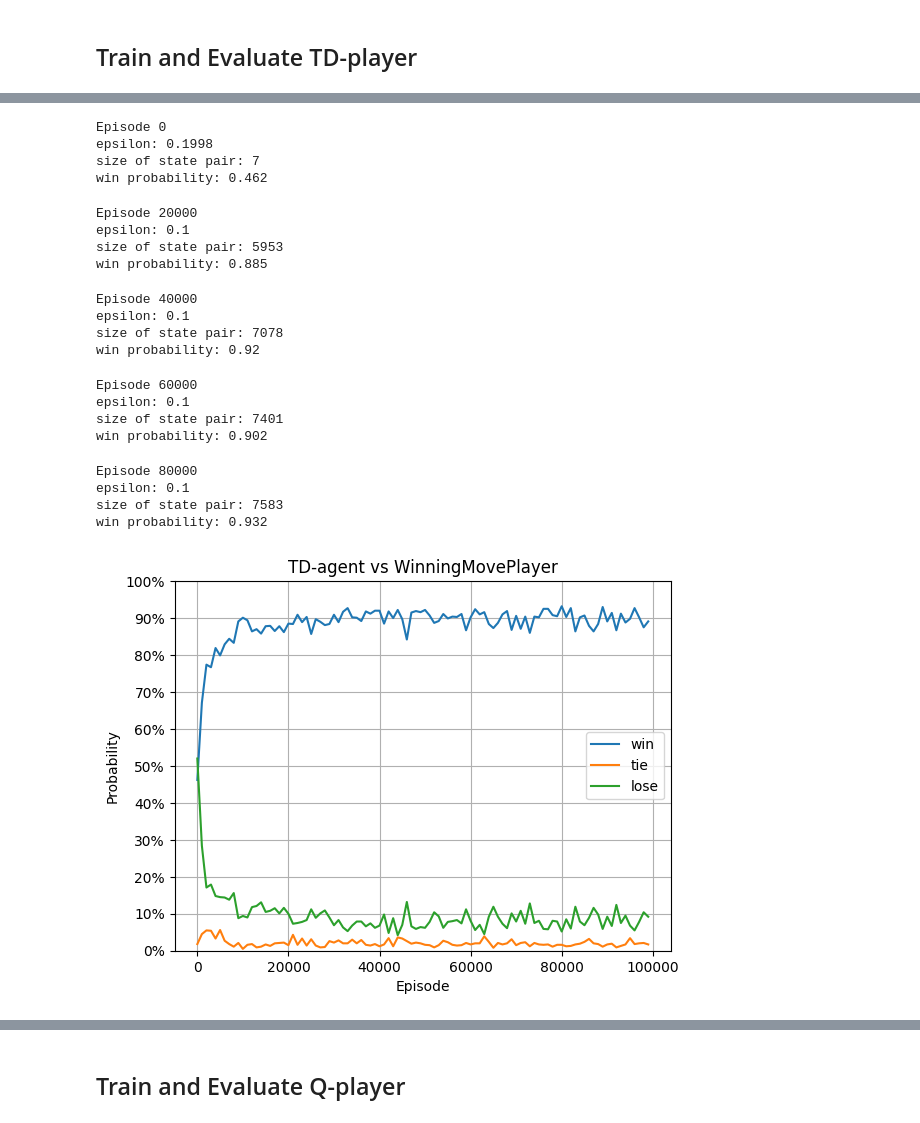
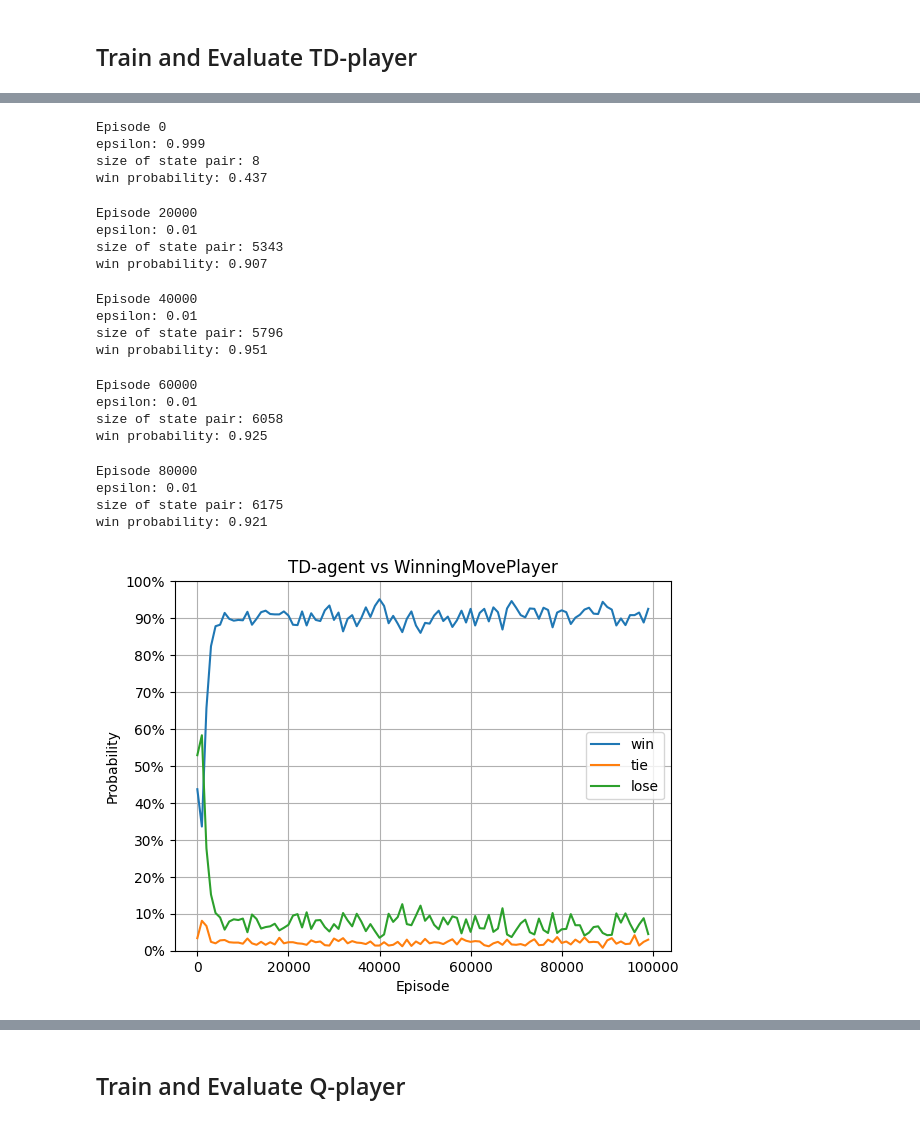
Before and after one commit to QizheCui/CW1_RL, a Jupyter notebook: tic-tac-toe.ipynb, the cells around one changed output, grey strips where cells are left out. Saved outputs shown, nothing was run; the diff lists cells and outputs as text; code cells hidden in the pictures.

```diff
--- a/tic-tac-toe.ipynb
+++ b/tic-tac-toe.ipynb
@@ -221,16 +222,16 @@ class HumanPlayer(Player):
 ## Build a Q-learning Agent
 # %%
 class RLAgent:
-    def __init__(self, letter, alpha=0.2, gamma=0.9):
+    def __init__(self, letter, alpha=0.3, gamma=0.9):
         self.alpha = alpha
         self.gamma = gamma
         self.Q = {}  # state-action pair to value
-        self.epsilon = 0.8  # exploration rate/ epsilon
+        self.epsilon = 0.2  # exploration rate/ epsilon
         self.epsilon_min = 0.1
         # use a smooth decay for epsilon
         self.epsilon_decay = 0.999
         self.letter = letter
-        self.default_q = 0.5 # default Q-value for unseen state-action pair
+        self.default_q = 1 # default Q-value for unseen state-action pair
 
     def get_state(self, game):
         return str(game.board)
@@ -319,8 +320,8 @@ class TDAgent(Player):
         super().__init__(letter)
         self.alpha = alpha
         self.V = {}  # state to value
-        self.epsilon = 0.2  # exploration rate/ epsilon
-        self.epsilon_min = 0.1
+        self.epsilon = 1  # exploration rate/ epsilon
+        self.epsilon_min = 0.01
         self.epsilon_decay = 0.999
 
     def get_state(self, game):
@@ -538,67 +543,62 @@ win probability: 0.916
 # %%
 # train a TD-agent against WinningMovePlayer
-TD_agent2 = TDAgent('O')
-player1 = RandomPlayer('X')
-player2 = WinningMovePlayer('X')
-player3 = ThandPlayer('X')
-number_of_episodes = 100000
-win_list = []
-tie_list = []
-lose_list = []
-freq = 1000
+win_list_2 = []
+tie_list_2 = []
+lose_list_2 = []
+
 for _ in tqdm(range(number_of_episodes), colour = 'green'):  # Increase the number of training games as needed
     game.reset()
     result = play_game_TD(TD_agent2, game, player2)
     TD_agent2.decrease_epsilon()
     if _ % freq == 0:
 
         win_prob,tie_prob,lose_prob = evaluate(TD_agent2, player2,game,freq)
-        win_list.append(win_prob)
-        tie_list.append(tie_prob)
-        lose_list.append(lose_prob)
+        win_list_2.append(win_prob)
+        tie_list_2.append(tie_prob)
+        lose_list_2.append(lose_prob)
 
     if _ % (20*freq) == 0:
         print(f"Episode {_}")
         print(f"epsilon: {TD_agent2.epsilon}")
         print(f"size of state pair: {len(TD_agent2.V)}")
         print(f"win probability: {win_prob}")
 
-xs = freq*np.arange(len(win_list))
-plt.plot(xs,win_list, label = 'win')
+xs = freq*np.arange(len(win_list_2))
+plt.plot(xs,win_list_2, label = 'win')
 plt.xlabel('Episode')
-plt.plot(xs,tie_list,label = "tie")
-plt.plot(xs,lose_list, label = "lose")
+plt.plot(xs,tie_list_2,label = "tie")
+plt.plot(xs,lose_list_2, label = "lose")
 plt.xlabel('Episode')
 plt.ylabel('Probability')
 plt.grid()
 plt.ylim(0,1)
 plt.yticks(np.arange(0,1.1,0.1))
 plt.title('TD-agent vs WinningMovePlayer')
 plt.legend()
 # convert y to percentage
 plt.gca().set_yticklabels(['{:.0f}%'.format(x*100) for x in plt.gca().get_yticks()])
 # lose prob
 plt.show()
 # %% [output]
 Episode 0
-epsilon: 0.1998
-size of state pair: 7
-win probability: 0.462
+epsilon: 0.999
+size of state pair: 8
+win probability: 0.437
 Episode 20000
-epsilon: 0.1
-size of state pair: 5953
-win probability: 0.885
+epsilon: 0.01
+size of state pair: 5343
+win probability: 0.907
 Episode 40000
-epsilon: 0.1
-size of state pair: 7078
-win probability: 0.92
+epsilon: 0.01
+size of state pair: 5796
+win probability: 0.951
 Episode 60000
-epsilon: 0.1
-size of state pair: 7401
-win probability: 0.902
+epsilon: 0.01
+size of state pair: 6058
+win probability: 0.925
 Episode 80000
-epsilon: 0.1
-size of state pair: 7583
-win probability: 0.932
+epsilon: 0.01
+size of state pair: 6175
+win probability: 0.921
-[figure, old version]
+[figure, new version]
 # %%
```
Also changed, not shown: parts of 14 cells of this notebook.
